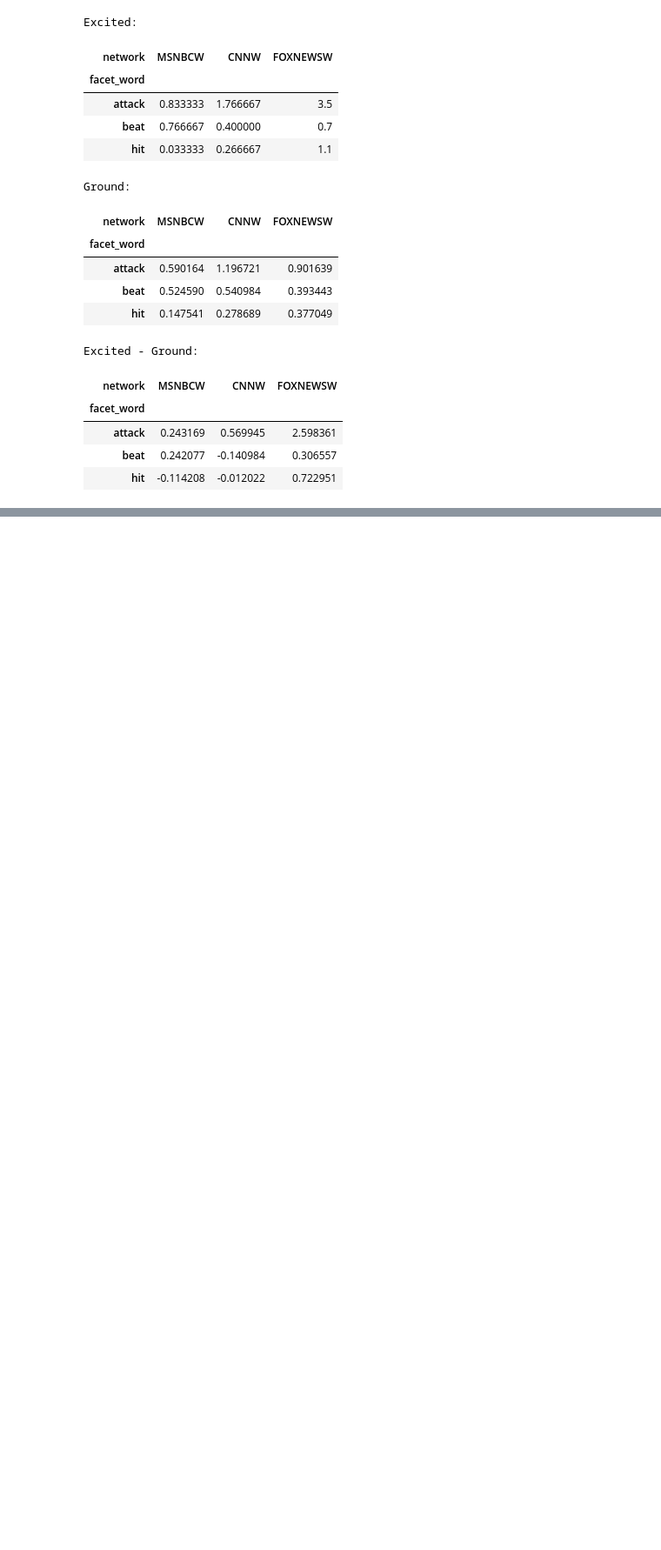
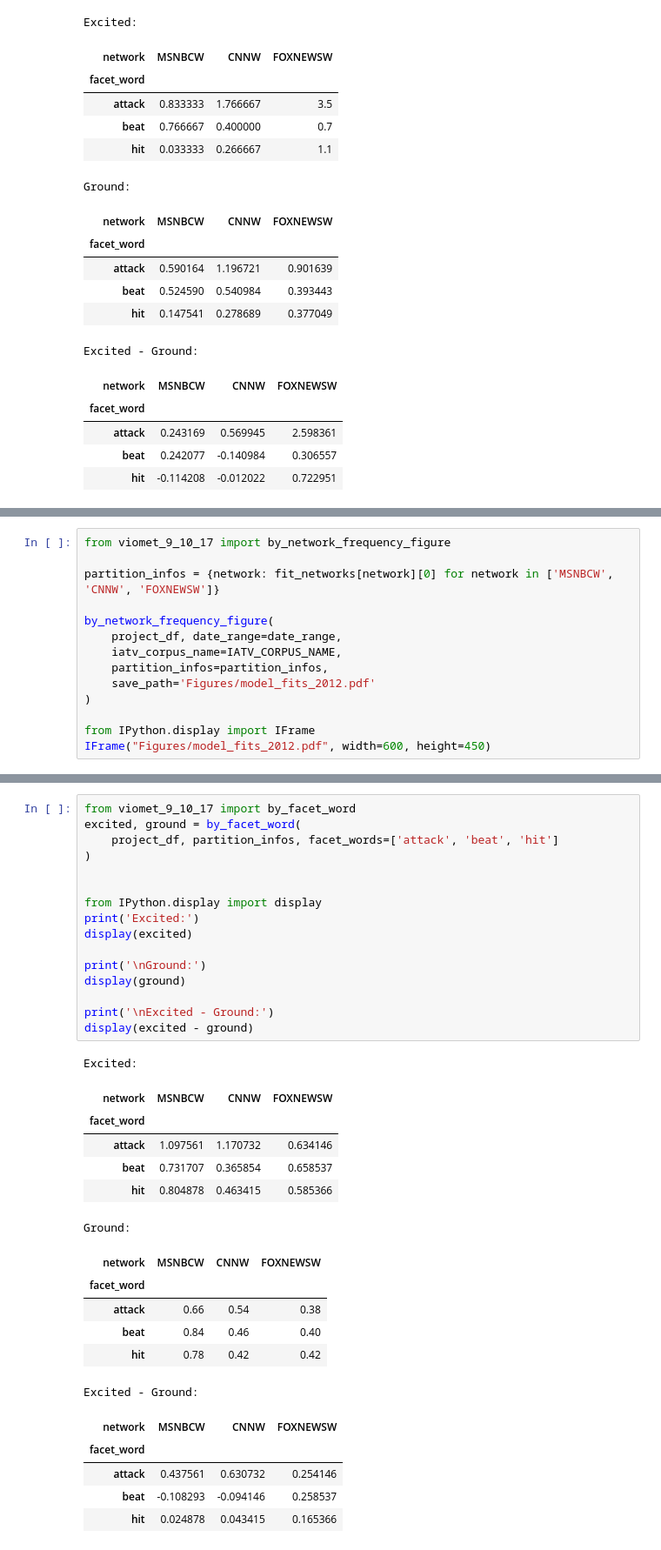
Before and after one commit to mt-digital/metacorps, a Jupyter notebook: notebooks/Results Plots Walkthrough.ipynb, the cells around one changed output, grey strips where cells are left out. Shown: that part at 87% size. Drawn from its saved outputs; the diff is of its cells as text; blank space fills up the shorter version.

```diff
--- a/notebooks/Results Plots Walkthrough.ipynb
+++ b/notebooks/Results Plots Walkthrough.ipynb
@@ -158,0 +235,14 @@ Excited - Ground:
+# %%
+from viomet_9_10_17 import by_network_frequency_figure
+
+partition_infos = {network: fit_networks[network][0] for network in ['MSNBCW', 'CNNW', 'FOXNEWSW']}
+
+by_network_frequency_figure(
+    project_df, date_range=date_range,
+    iatv_corpus_name=IATV_CORPUS_NAME,
+    partition_infos=partition_infos,
+    save_path='Figures/model_fits_2012.pdf'
+)
+
+from IPython.display import IFrame
+IFrame("Figures/model_fits_2012.pdf", width=600, height=450)
@@ -158,0 +271,35 @@ Excited - Ground:
+# %%
+from viomet_9_10_17 import by_facet_word
+excited, ground = by_facet_word(
+    project_df, partition_infos, facet_words=['attack', 'beat', 'hit']
+)
+
+
+from IPython.display import display
+print('Excited:')
+display(excited)
+
+print('\nGround:')
+display(ground)
+
+print('\nExcited - Ground:')
+display(excited - ground)
+# %% [output]
+Excited:
+| network | MSNBCW | CNNW | FOXNEWSW |
+| facet_word |  |  |  |
+| attack | 1.097561 | 1.170732 | 0.634146 |
+| beat | 0.731707 | 0.365854 | 0.658537 |
+| hit | 0.804878 | 0.463415 | 0.585366 |
+Ground:
+| network | MSNBCW | CNNW | FOXNEWSW |
+| facet_word |  |  |  |
+| attack | 0.66 | 0.54 | 0.38 |
+| beat | 0.84 | 0.46 | 0.40 |
+| hit | 0.78 | 0.42 | 0.42 |
+Excited - Ground:
+| network | MSNBCW | CNNW | FOXNEWSW |
+| facet_word |  |  |  |
+| attack | 0.437561 | 0.630732 | 0.254146 |
+| beat | -0.108293 | -0.094146 | 0.258537 |
+| hit | 0.024878 | 0.043415 | 0.165366 |
```
Also changed, not shown: parts of 10 cells of this notebook, 3 other files.
